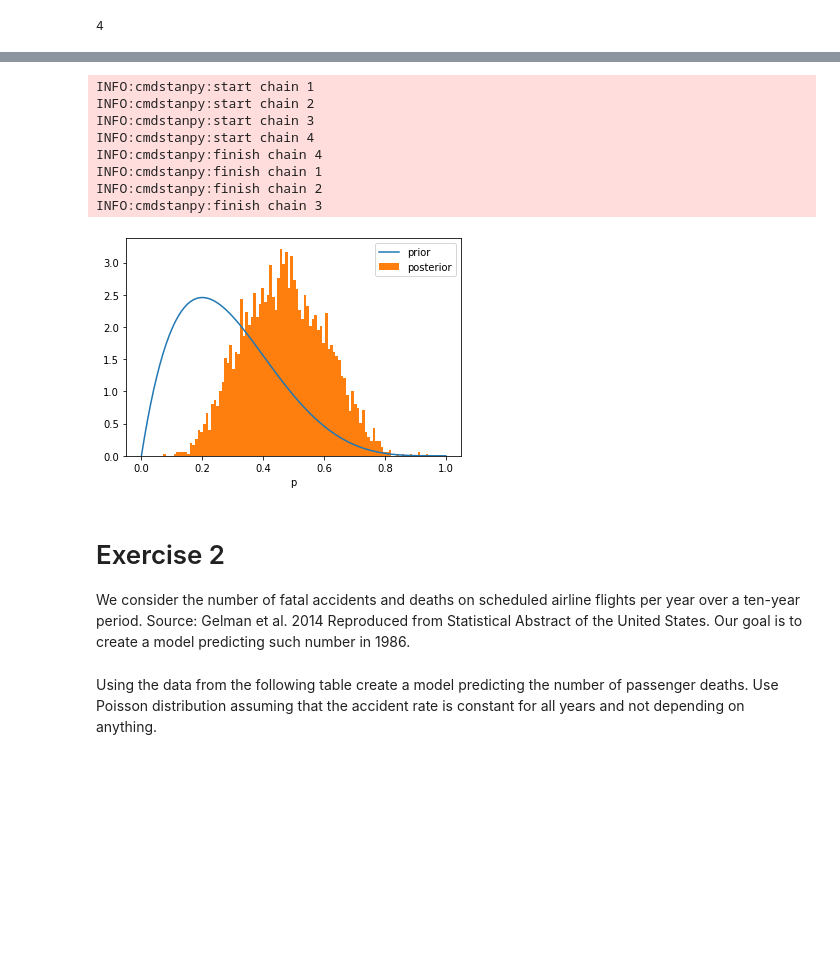
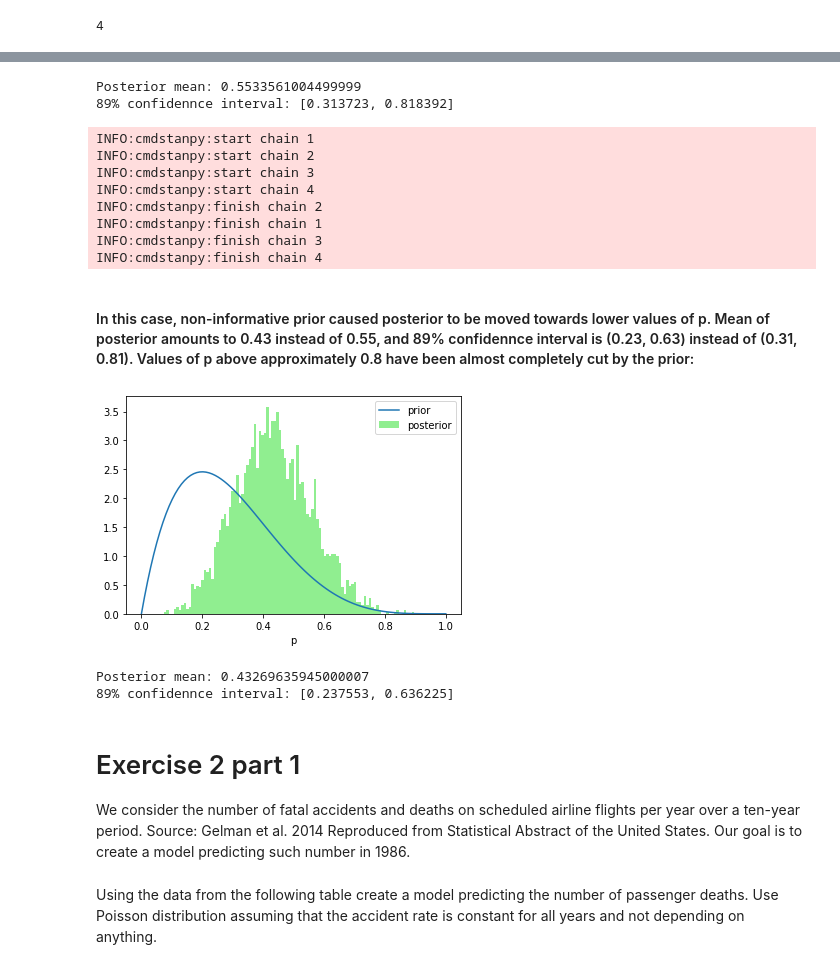
Before and after one commit to jaqb1996/Data-Analytics-Course, a Jupyter notebook: lab3/lab3.ipynb, the cells around one changed output, grey strips where cells are left out. Saved outputs shown, nothing was run; the diff lists cells and outputs as text; code cells hidden in the pictures; blank space fills up the shorter version.

```diff
--- a/lab3/lab3.ipynb
+++ b/lab3/lab3.ipynb
@@ -142,7 +169,15 @@ plt.show()
+# %%
+mean_p = np.mean(posterior)
+ci = az.hdi(posterior, 0.89)
+print(f"Posterior mean: {mean_p}")
+print(f"89% confidennce interval: [{ci[0]}, {ci[1]}]")
+# %% [output]
+Posterior mean: 0.5533561004499999
+89% confidennce interval: [0.313723, 0.818392]
 # %%
 samples4 = model2.sample(data={
     'T': 4,
-    'N': 6,
+    'N': 7,
     'alfa': 2,
     'beta': 5
 }, output_dir='samples')
@@ -151,21 +186,32 @@ INFO:cmdstanpy:start chain 1
 INFO:cmdstanpy:start chain 2
 INFO:cmdstanpy:start chain 3
 INFO:cmdstanpy:start chain 4
+INFO:cmdstanpy:finish chain 2
+INFO:cmdstanpy:finish chain 1
+INFO:cmdstanpy:finish chain 3
 INFO:cmdstanpy:finish chain 4
-INFO:cmdstanpy:finish chain 1
-INFO:cmdstanpy:finish chain 2
-INFO:cmdstanpy:finish chain 3
+# %% [markdown]
+#### In this case, non-informative prior caused posterior to be moved towards lower values of p. Mean of posterior amounts to 0.43 instead of 0.55, and 89% confidennce interval is (0.23, 0.63) instead of (0.31, 0.81). Values of p above approximately 0.8 have been almost completely cut by the prior:
 # %%
 x = np.linspace(0, 1, 100)
+posterior = samples4.stan_variable('p')
 plt.plot(x, stats.beta.pdf(x, 2, 5))
-plt.hist(samples4.stan_variable('p'), bins=100, density=True);
+plt.hist(posterior, bins=100, density=True, color='lightgreen');
 plt.xlabel('p')
 plt.legend(['prior', 'posterior'])
 plt.show()
 # %% [output]
-[figure, old version]
+[figure, new version]
+# %%
+mean_p = np.mean(posterior)
+ci = az.hdi(posterior, 0.89)
+print(f"Posterior mean: {mean_p}")
+print(f"89% confidennce interval: [{ci[0]}, {ci[1]}]")
+# %% [output]
+Posterior mean: 0.43269635945000007
+89% confidennce interval: [0.237553, 0.636225]
 # %% [markdown]
-# Exercise 2
+# Exercise 2 part 1
 We consider the number of fatal accidents and deaths on scheduled airline flights per year over a ten-year period. Source: Gelman et al. 2014 Reproduced from Statistical Abstract of the United States.
 Our goal is to create a model predicting such number in 1986.
 # %%
```
Also changed, not shown: parts of 41 cells of this notebook, 1 other file.
